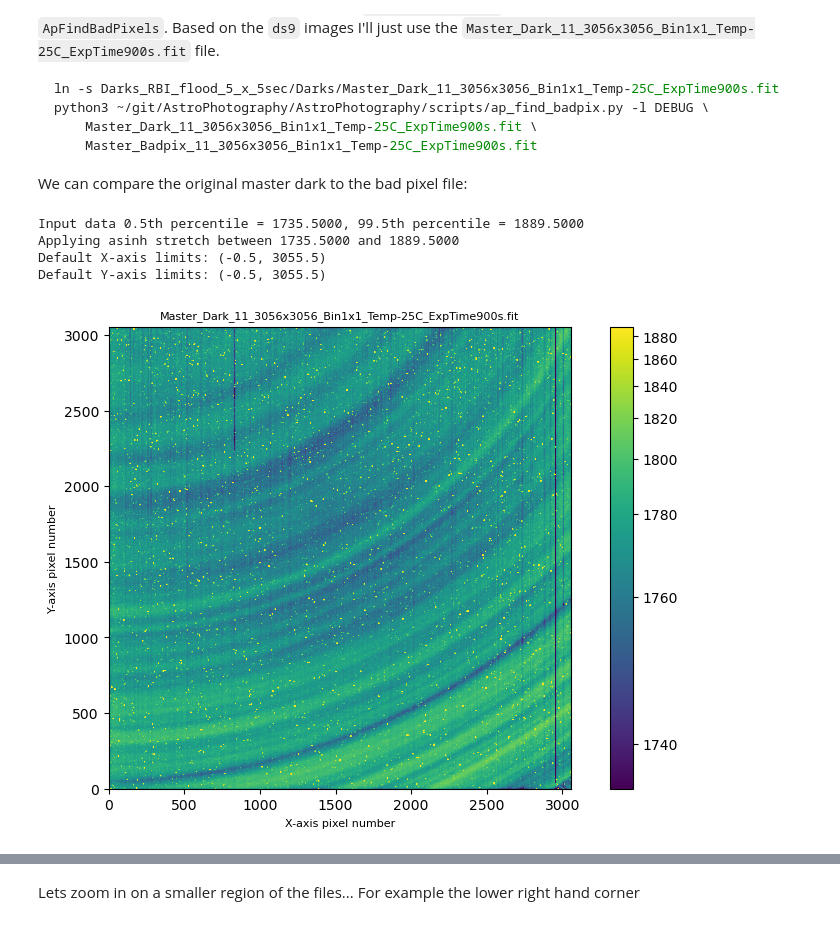
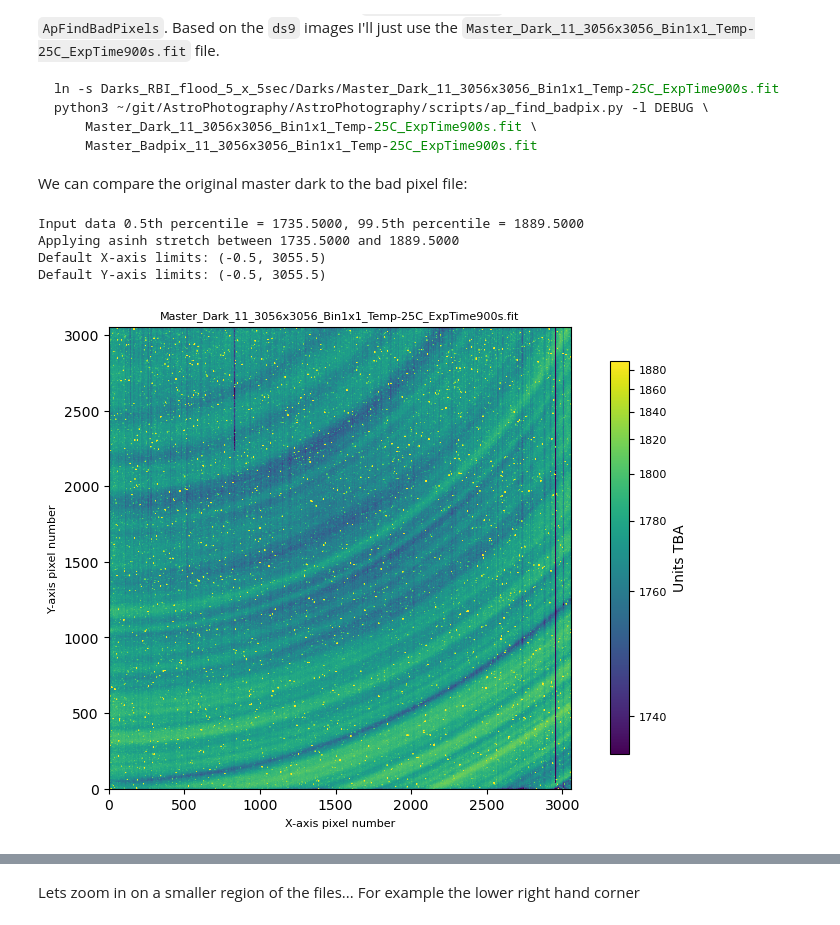
Before and after one commit to DaveStrickland/AstroPhotography, a Jupyter notebook: AstroPhotography/notebooks/creating_a_master_bad_pixel_file.ipynb, the cells around one changed output, grey strips where cells are left out. Cells and saved outputs as stored; diff of their text form; code cells hidden in the pictures.

```diff
--- a/AstroPhotography/notebooks/creating_a_master_bad_pixel_file.ipynb
+++ b/AstroPhotography/notebooks/creating_a_master_bad_pixel_file.ipynb
@@ -163,13 +164,13 @@ python3 ~/git/AstroPhotography/AstroPhotography/scripts/ap_find_badpix.py -l DEB
 We can compare the original master dark to the bad pixel file:
 # %%
 fname1 = 'Master_Dark_11_3056x3056_Bin1x1_Temp-25C_ExpTime900s.fit'
-ap.load_image_and_plot(fname1, 0, usewcs=False)
+ap.util.load_image_and_plot(fname1, 0, usewcs=False)
 # %% [output]
 Input data 0.5th percentile = 1735.5000, 99.5th percentile = 1889.5000
 Applying asinh stretch between 1735.5000 and 1889.5000
 Default X-axis limits: (-0.5, 3055.5)
 Default Y-axis limits: (-0.5, 3055.5)
-[figure, old version]
+[figure, new version]
 # %%
 masterdark = 'Master_Dark_11_3056x3056_Bin1x1_Temp-25C_ExpTime900s.fit'
 badpixfile = masterdark.replace('Dark', 'Badpix')
```
Also changed, not shown: parts of 9 cells of this notebook, 9 other files.
